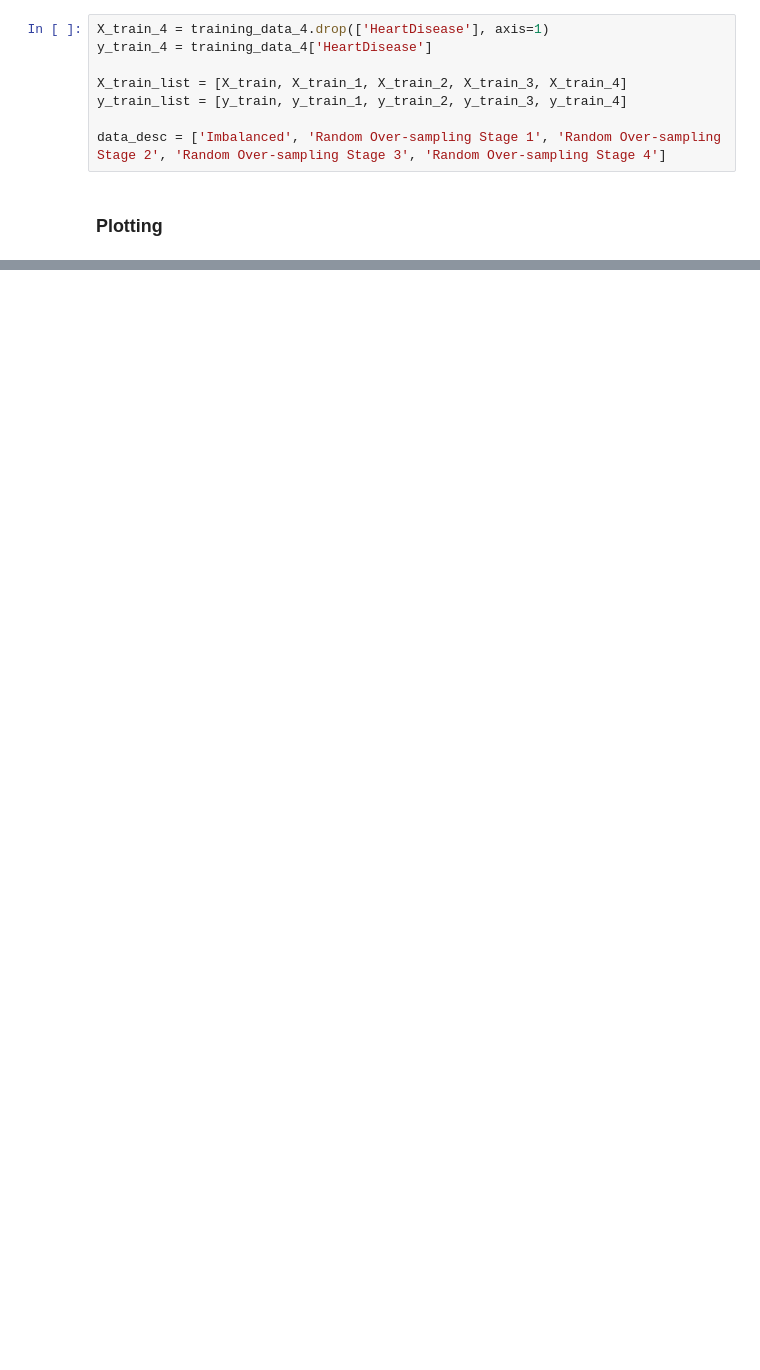
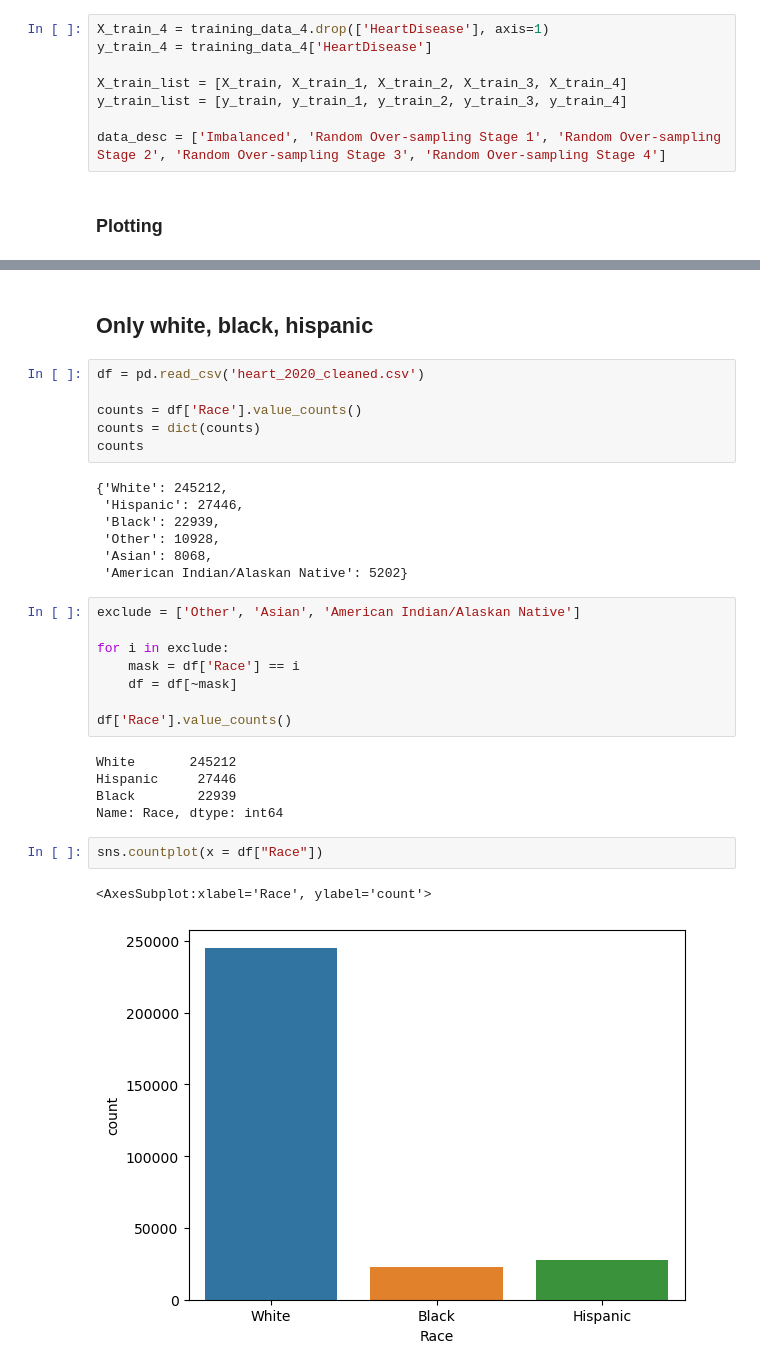
Before and after one commit to asmikumar/aidms, a Jupyter notebook: tests_2.ipynb, the cells around one changed output, grey strips where cells are left out. Drawn from its saved outputs; the diff is of its cells as text; blank space fills up the shorter version.

```diff
--- a/tests_2.ipynb
+++ b/tests_2.ipynb
@@ -405,0 +848,33 @@ for i in range(len(X_train_list)):
+# %% [markdown]
+## Only white, black, hispanic
+# %%
+df = pd.read_csv('heart_2020_cleaned.csv')
+
+counts = df['Race'].value_counts()
+counts = dict(counts)
+counts
+# %% [output]
+{'White': 245212,
+ 'Hispanic': 27446,
+ 'Black': 22939,
+ 'Other': 10928,
+ 'Asian': 8068,
+ 'American Indian/Alaskan Native': 5202}
+# %%
+exclude = ['Other', 'Asian', 'American Indian/Alaskan Native']
+
+for i in exclude:
+    mask = df['Race'] == i
+    df = df[~mask]
+
+df['Race'].value_counts()
+# %% [output]
+White       245212
+Hispanic     27446
+Black        22939
+Name: Race, dtype: int64
+# %%
+sns.countplot(x = df["Race"])
+# %% [output]
+<AxesSubplot:xlabel='Race', ylabel='count'>
+[figure, added]
```
Also changed, not shown: parts of 75 cells of this notebook, 1 other file.
